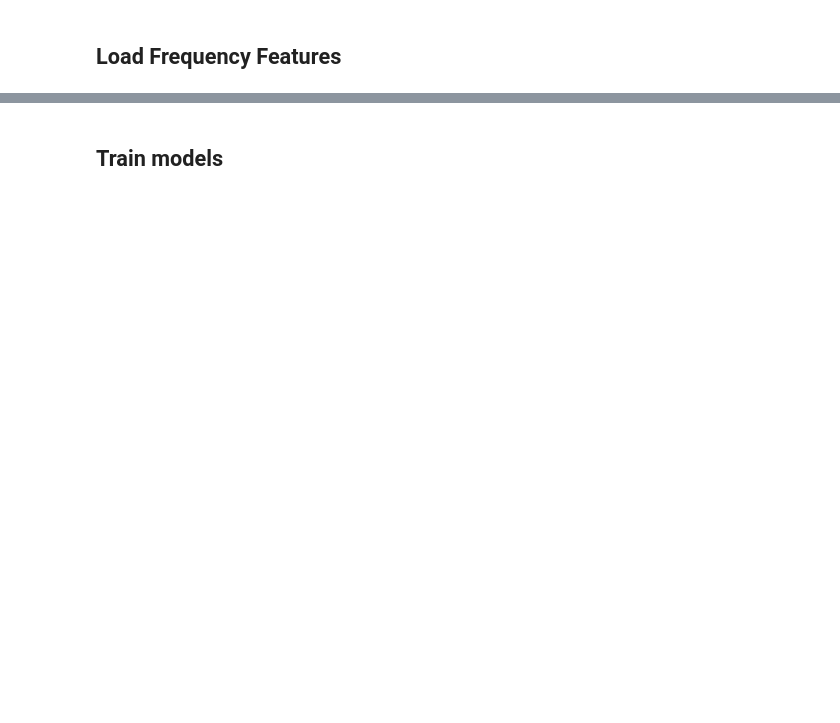
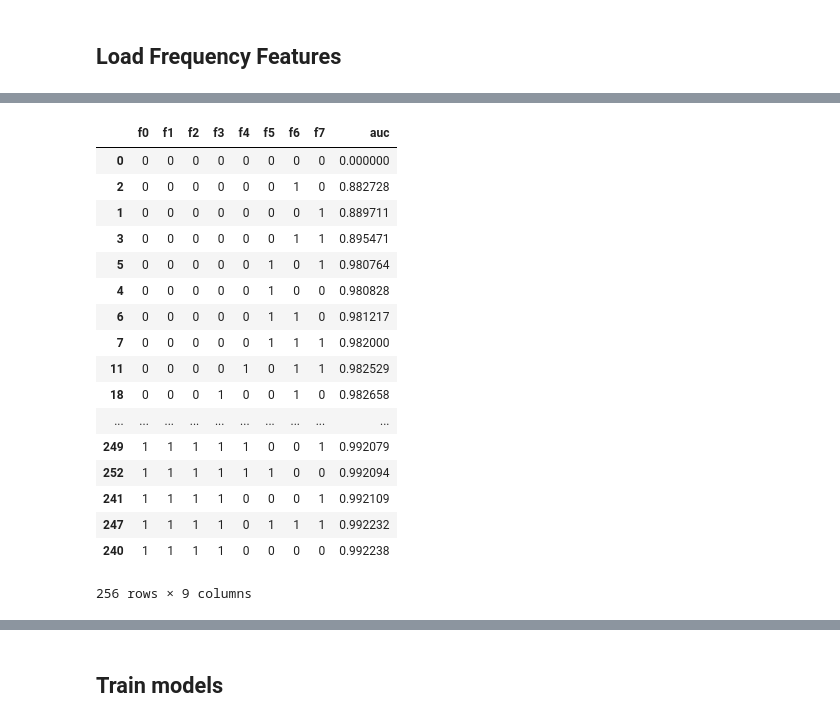
Before and after one commit to chanjunweimy/cs5242Project, a Jupyter notebook: test_frequency_individual_2.ipynb, the cells around one changed output, grey strips where cells are left out. Cells and saved outputs as stored; diff of their text form; code cells hidden in the pictures; blank space fills up the shorter version.

```diff
--- a/test_frequency_individual_2.ipynb
+++ b/test_frequency_individual_2.ipynb
@@ -115,8 +115,19 @@ def select_features(feature_selected):
 from sklearn.model_selection import train_test_split
 from lightgbm import LGBMClassifier
 from sklearn import metrics
+import gc
 
+scores = [0]
+f0s = [0]
+f1s = [0]
+f2s = [0]
+f3s = [0]
+f4s = [0]
+f5s = [0]
+f6s = [0]
+f7s = [0]
 score = (0, 0, 0, 0, 0, 0, 0, 0, 0)
+cnt = 0
 for f0 in range(2):
     feature_selected[0] = bool(f0)
     for f1 in range(2):
@@ -132,13 +143,30 @@ for f0 in range(2):
                         for f6 in range(2):
                             feature_selected[6] = bool(f6)
                             for f7 in range(2):
+                                cnt += 1
                                 feature_selected[7] = bool(f7)
+                                if all_not_selected(feature_selected) == True:
+                                    continue
+                                if cnt % 10 == 0:
+                                    print(cnt)
                                 XTrain, XTest = select_features(feature_selected)
-                                X_train, X_valid, y_train, y_valid = train_test_split(XTrain, Y, test_size=0.2, random_state=42)
+                                del XTest
+                                XTrain, X_valid, y_train, y_valid = train_test_split(XTrain, Y, test_size=0.2, random_state=42)
+                                gc.collect()
                                 model = LGBMClassifier()
-                                model.fit(X_train, y_train)
-                                pred = model.predict_proba(X_valid)
+                                model.fit(XTrain, y_train)
+                                pred = model.predict_proba(X_valid)[:,1]
                                 fpr, tpr, thresholds = metrics.roc_curve(y_valid, pred)
                                 auc_score = metrics.auc(fpr, tpr)
+                                scores.append(auc_score)
+                                f0s.append(f0)
+                                f1s.append(f1)
+                                f2s.append(f2)
+                                f3s.append(f3)
+                                f4s.append(f4)
+                                f5s.append(f5)
+                                f6s.append(f6)
+                                f7s.append(f7)
+                                gc.collect()
                                 if score[0] < auc_score:
                                     score = (auc_score, f0, f1, f2, f3, f4, f5, f6, f7)
@@ -145,2 +191,25 @@ for f0 in range(2):
+# %%
+auc_csv = pd.DataFrame({'f0': f0s, 'f1': f1s, 'f2': f2s, 'f3': f3s, 'f4': f4s, 'f5': f5s, 'f6': f6s, 'f7': f7s, 'auc': scores}).sort_values(by=['auc'])
+auc_csv.to_csv('freq_auc.csv')
+auc_csv
+# %% [output]
+|  | f0 | f1 | f2 | f3 | f4 | f5 | f6 | f7 | auc |
+| 0 | 0 | 0 | 0 | 0 | 0 | 0 | 0 | 0 | 0.000000 |
+| 2 | 0 | 0 | 0 | 0 | 0 | 0 | 1 | 0 | 0.882728 |
+| 1 | 0 | 0 | 0 | 0 | 0 | 0 | 0 | 1 | 0.889711 |
+| 3 | 0 | 0 | 0 | 0 | 0 | 0 | 1 | 1 | 0.895471 |
+| 5 | 0 | 0 | 0 | 0 | 0 | 1 | 0 | 1 | 0.980764 |
+| 4 | 0 | 0 | 0 | 0 | 0 | 1 | 0 | 0 | 0.980828 |
+| 6 | 0 | 0 | 0 | 0 | 0 | 1 | 1 | 0 | 0.981217 |
+| 7 | 0 | 0 | 0 | 0 | 0 | 1 | 1 | 1 | 0.982000 |
+| 11 | 0 | 0 | 0 | 0 | 1 | 0 | 1 | 1 | 0.982529 |
+| 18 | 0 | 0 | 0 | 1 | 0 | 0 | 1 | 0 | 0.982658 |
+| ... | ... | ... | ... | ... | ... | ... | ... | ... | ... |
+| 249 | 1 | 1 | 1 | 1 | 1 | 0 | 0 | 1 | 0.992079 |
+| 252 | 1 | 1 | 1 | 1 | 1 | 1 | 0 | 0 | 0.992094 |
+| 241 | 1 | 1 | 1 | 1 | 0 | 0 | 0 | 1 | 0.992109 |
+| 247 | 1 | 1 | 1 | 1 | 0 | 1 | 1 | 1 | 0.992232 |
+| 240 | 1 | 1 | 1 | 1 | 0 | 0 | 0 | 0 | 0.992238 |
+256 rows × 9 columns
 # %%
 print(score)
```
Also changed, not shown: parts of 11 cells of this notebook, 1 other file.
